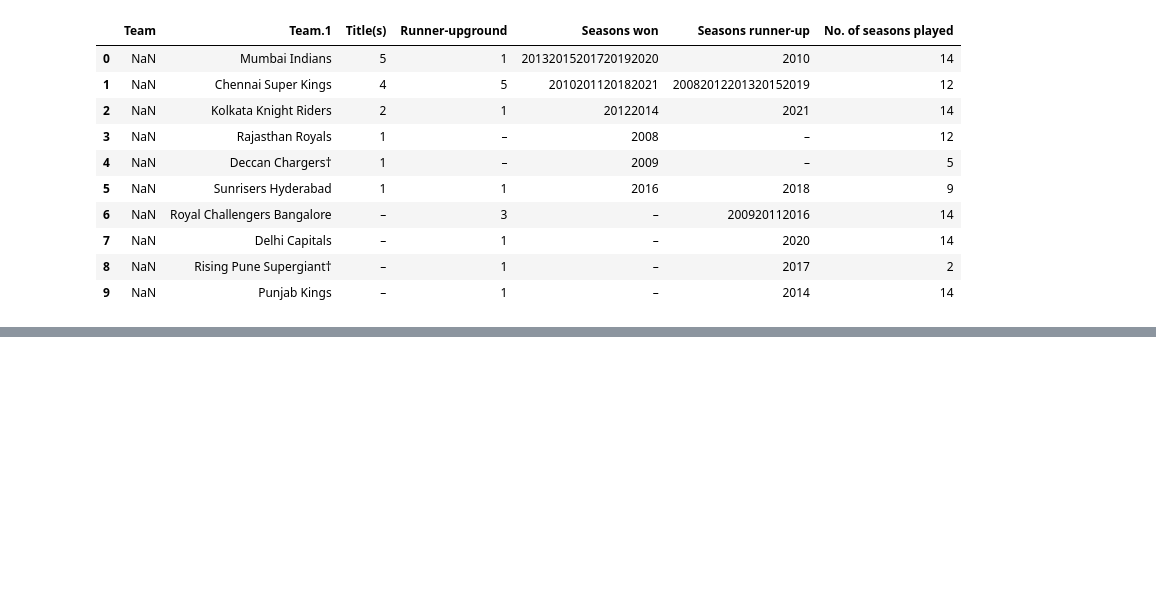
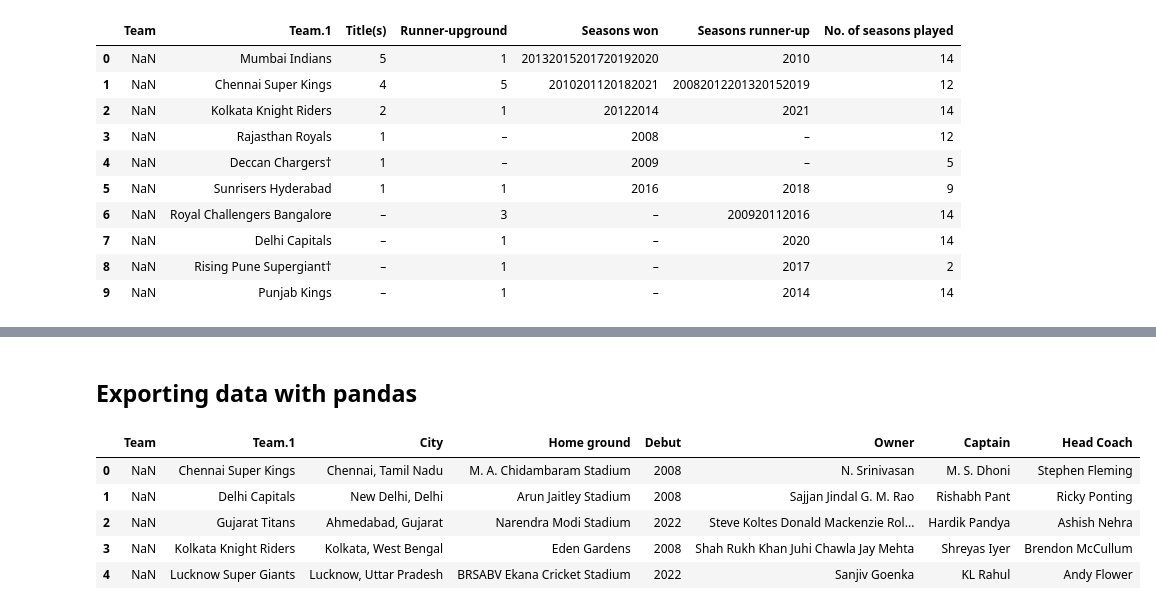
Before and after one commit to anshupandey/Machine_Learning_Training, a Jupyter notebook: Fujitsu/Batch2/02-05-2022-Data-import_export_with_pandas.ipynb, the cells around one changed output, grey strips where cells are left out. Drawn from its saved outputs; the diff is of its cells as text; code cells hidden in the pictures; blank space fills up the shorter version.

Commit message:
batch 2 data import export with pandas

```diff
--- a/Fujitsu/Batch2/02-05-2022-Data-import_export_with_pandas.ipynb
+++ b/Fujitsu/Batch2/02-05-2022-Data-import_export_with_pandas.ipynb
@@ -191,3 +194,15 @@ dflist[5]
 | 12 | 2020Details | NaN | Mumbai Indians[73]157/5 (18.4 overs) | Won by 5 wickets(Scorecard) | NaN | Delhi Capitals[73]156/7 (20 overs) | Dubai International Cricket Stadi... | 8[74] | ... |
 | 13 | 2021Details | NaN | Chennai Super Kings[75]192/3 (20 ... | Won by 27 runs(Scorecard) | NaN | Kolkata Knight Riders[75]165/9 (2... | Dubai International Cricket Stadi... | 8[76] | ... |
 | 14 | 2022Details | NaN | NaN | NaN | NaN | NaN | NaN | NaN | ... |
+# %% [markdown]
+## Exporting data with pandas
+# %%
+df = dflist[2]
+df.head()
+# %% [output]
+|  | Team | Team.1 | City | Home ground | Debut | Owner | Captain | Head Coach |
+| 0 | NaN | Chennai Super Kings | Chennai, Tamil Nadu | M. A. Chidambaram Stadium | 2008 | N. Srinivasan | M. S. Dhoni | Stephen Fleming |
+| 1 | NaN | Delhi Capitals | New Delhi, Delhi | Arun Jaitley Stadium | 2008 | Sajjan Jindal G. M. Rao | Rishabh Pant | Ricky Ponting |
+| 2 | NaN | Gujarat Titans | Ahmedabad, Gujarat | Narendra Modi Stadium | 2022 | Steve Koltes Donald Mackenzie Rol... | Hardik Pandya | Ashish Nehra |
+| 3 | NaN | Kolkata Knight Riders | Kolkata, West Bengal | Eden Gardens | 2008 | Shah Rukh Khan Juhi Chawla Jay Mehta | Shreyas Iyer | Brendon McCullum |
+| 4 | NaN | Lucknow Super Giants | Lucknow, Uttar Pradesh | BRSABV Ekana Cricket Stadium | 2022 | Sanjiv Goenka | KL Rahul | Andy Flower |
```
Also changed, not shown: parts of 18 cells of this notebook.
